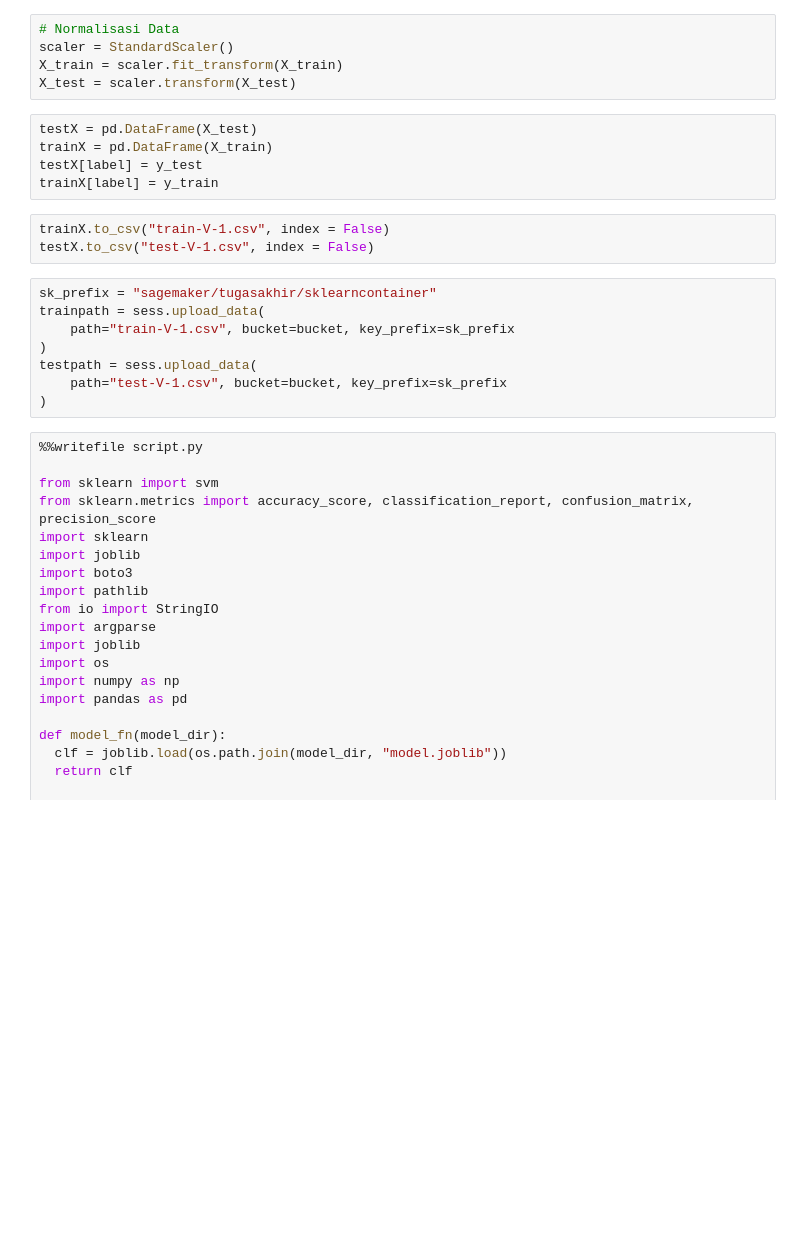
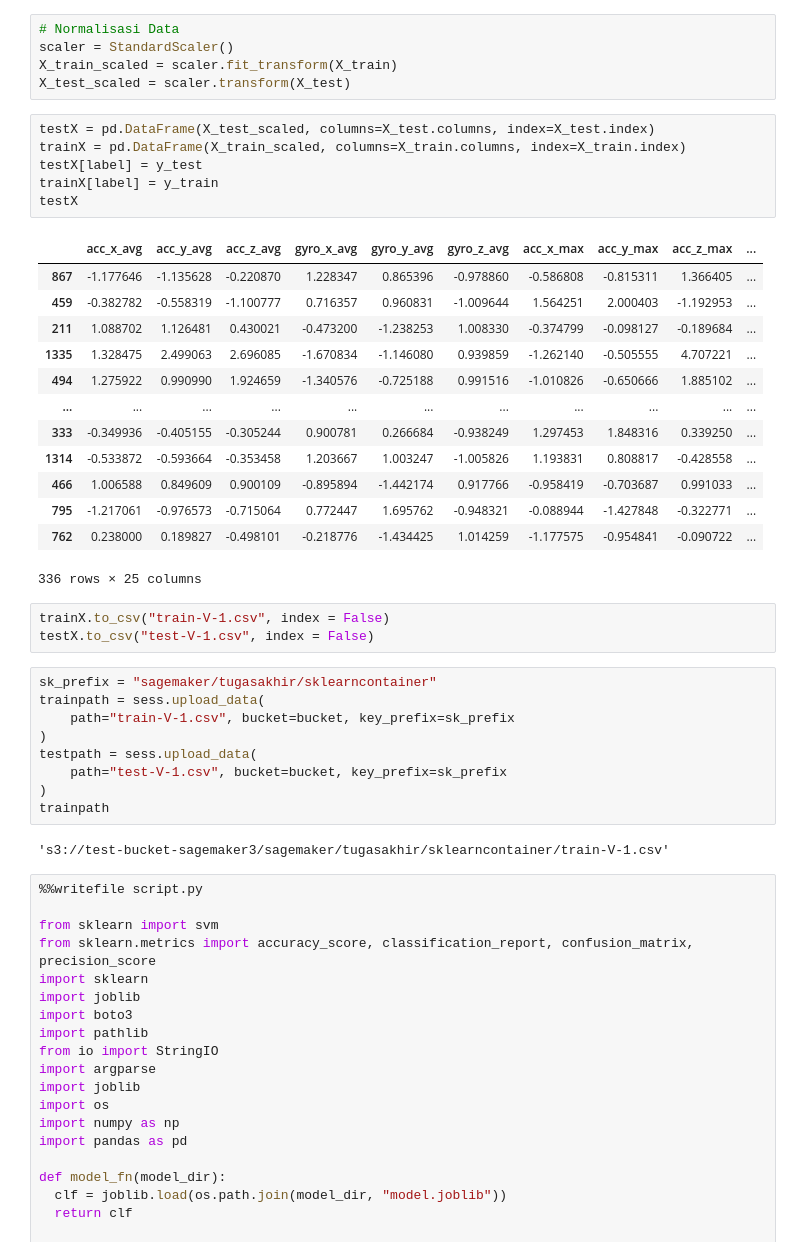
Before and after one commit to mdaffadaniswara/MPU6050-Racewalk-AWS, a Jupyter notebook: sagemaker.ipynb, the cells around one changed output. Cells and saved outputs as stored; diff of their text form; blank space fills up the shorter version.

```diff
--- a/sagemaker.ipynb
+++ b/sagemaker.ipynb
@@ -41,13 +53,28 @@ Data y = (153,)
 # %%
 # Normalisasi Data
 scaler = StandardScaler()
-X_train = scaler.fit_transform(X_train)
-X_test = scaler.transform(X_test)
+X_train_scaled = scaler.fit_transform(X_train)
+X_test_scaled = scaler.transform(X_test)
 # %%
-testX = pd.DataFrame(X_test)
-trainX = pd.DataFrame(X_train)
+testX = pd.DataFrame(X_test_scaled, columns=X_test.columns, index=X_test.index)
+trainX = pd.DataFrame(X_train_scaled, columns=X_train.columns, index=X_train.index)
 testX[label] = y_test
 trainX[label] = y_train
+testX
+# %% [output]
+|  | acc_x_avg | acc_y_avg | acc_z_avg | gyro_x_avg | gyro_y_avg | gyro_z_avg | acc_x_max | acc_y_max | acc_z_max | ... |
+| 867 | -1.177646 | -1.135628 | -0.220870 | 1.228347 | 0.865396 | -0.978860 | -0.586808 | -0.815311 | 1.366405 | ... |
+| 459 | -0.382782 | -0.558319 | -1.100777 | 0.716357 | 0.960831 | -1.009644 | 1.564251 | 2.000403 | -1.192953 | ... |
+| 211 | 1.088702 | 1.126481 | 0.430021 | -0.473200 | -1.238253 | 1.008330 | -0.374799 | -0.098127 | -0.189684 | ... |
+| 1335 | 1.328475 | 2.499063 | 2.696085 | -1.670834 | -1.146080 | 0.939859 | -1.262140 | -0.505555 | 4.707221 | ... |
+| 494 | 1.275922 | 0.990990 | 1.924659 | -1.340576 | -0.725188 | 0.991516 | -1.010826 | -0.650666 | 1.885102 | ... |
+| ... | ... | ... | ... | ... | ... | ... | ... | ... | ... | ... |
+| 333 | -0.349936 | -0.405155 | -0.305244 | 0.900781 | 0.266684 | -0.938249 | 1.297453 | 1.848316 | 0.339250 | ... |
+| 1314 | -0.533872 | -0.593664 | -0.353458 | 1.203667 | 1.003247 | -1.005826 | 1.193831 | 0.808817 | -0.428558 | ... |
+| 466 | 1.006588 | 0.849609 | 0.900109 | -0.895894 | -1.442174 | 0.917766 | -0.958419 | -0.703687 | 0.991033 | ... |
+| 795 | -1.217061 | -0.976573 | -0.715064 | 0.772447 | 1.695762 | -0.948321 | -0.088944 | -1.427848 | -0.322771 | ... |
+| 762 | 0.238000 | 0.189827 | -0.498101 | -0.218776 | -1.434425 | 1.014259 | -1.177575 | -0.954841 | -0.090722 | ... |
+336 rows × 25 columns
 # %%
 trainX.to_csv("train-V-1.csv", index = False)
 testX.to_csv("test-V-1.csv", index = False)
@@ -59,6 +86,9 @@ trainpath = sess.upload_data(
 testpath = sess.upload_data(
     path="test-V-1.csv", bucket=bucket, key_prefix=sk_prefix
 )
+trainpath
+# %% [output]
+'s3://test-bucket-sagemaker3/sagemaker/tugasakhir/sklearncontainer/train-V-1.csv'
 # %%
 %%writefile script.py
 
```
Also changed, not shown: parts of 13 cells of this notebook.
